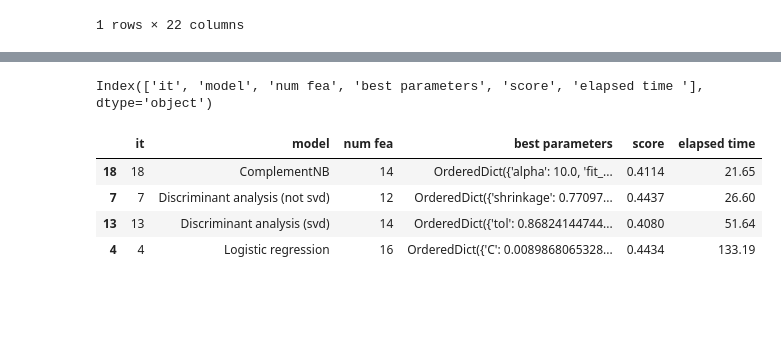
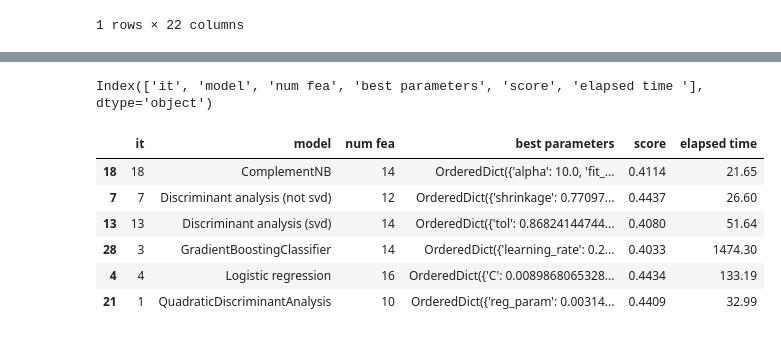
Before and after one commit to Francloz/MLPracticals, a Jupyter notebook: models_probabilistic.ipynb, the cells around one changed output, grey strips where cells are left out. Saved outputs shown, nothing was run; the diff lists cells and outputs as text; code cells hidden in the pictures; blank space fills up the shorter version.

```diff
--- a/models_probabilistic.ipynb
+++ b/models_probabilistic.ipynb
@@ -183,31 +196,43 @@ it;model;num fea;best parameters;score;elapsed time
 2;Logistic regression;12;OrderedDict({'C': 0.0014661424746571484, 'class_weight': 'balanced', 'penalty': 'l2'});0.4420;081.25
 3;Logistic regression;14;OrderedDict({'C': 0.0049931659015543745, 'class_weight': 'balanced', 'penalty': 'l2'});0.4424;097.71
 4;Logistic regression;16;OrderedDict({'C': 0.008986806532830008, 'class_weight': 'balanced', 'penalty': 'l2'});0.4434;133.19
 5;Discriminant analysis (not svd);8;OrderedDict({'shrinkage': 0.7753069475939367, 'solver': 'eigen', 'tol': 1.0});0.4343;038.70
 6;Discriminant analysis (not svd);10;OrderedDict({'shrinkage': 0.7516415380327516, 'solver': 'lsqr', 'tol': 1e-05});0.4365;037.12
 7;Discriminant analysis (not svd);12;OrderedDict({'shrinkage': 0.7709731236105747, 'solver': 'lsqr', 'tol': 1e-05});0.4437;026.60
 8;Discriminant analysis (not svd);14;OrderedDict({'shrinkage': 0.7385508959093038, 'solver': 'lsqr', 'tol': 1e-05});0.4399;033.46
 9;Discriminant analysis (not svd);16;OrderedDict({'shrinkage': 0.7820175034407315, 'solver': 'lsqr', 'tol': 1e-05});0.4283;048.99
 10;Discriminant analysis (svd);8;OrderedDict({'tol': 0.8787898063269084});0.3933;029.79
 11;Discriminant analysis (svd);10;OrderedDict({'tol': 0.8007791561388778});0.3934;044.66
 12;Discriminant analysis (svd);12;OrderedDict({'tol': 0.881514287541885});0.4077;036.27
 13;Discriminant analysis (svd);14;OrderedDict({'tol': 0.8682414474458714});0.4080;051.64
 14;Discriminant analysis (svd);16;OrderedDict({'tol': 0.8804868604416194});0.3986;050.19
 15;ComplementNB;8;OrderedDict({'alpha': 9.83097052187787, 'fit_prior': True, 'force_alpha': False, 'norm': False});0.3544;019.80
 16;ComplementNB;10;OrderedDict({'alpha': 10.0, 'fit_prior': False, 'force_alpha': False, 'norm': False});0.3820;020.02
 17;ComplementNB;12;OrderedDict({'alpha': 9.728726870982992, 'fit_prior': True, 'force_alpha': True, 'norm': True});0.3965;020.74
 18;ComplementNB;14;OrderedDict({'alpha': 10.0, 'fit_prior': True, 'force_alpha': True, 'norm': True});0.4114;021.65
 19;ComplementNB;16;OrderedDict({'alpha': 9.955213218146183, 'fit_prior': True, 'force_alpha': True, 'norm': True});0.4058;020.61
+0;QuadraticDiscriminantAnalysis;8;OrderedDict({'reg_param': 0.0001, 'tol': 1e-05});0.4208;032.06
+1;QuadraticDiscriminantAnalysis;10;OrderedDict({'reg_param': 0.003149940162422831, 'tol': 0.0029025043785303713});0.4409;032.99
+2;QuadraticDiscriminantAnalysis;12;OrderedDict({'reg_param': 0.0001, 'tol': 0.8165426531203231});0.4290;039.92
+3;QuadraticDiscriminantAnalysis;14;OrderedDict({'reg_param': 0.00029860625576866914, 'tol': 0.0848853341071096});0.4284;042.26
+4;QuadraticDiscriminantAnalysis;16;OrderedDict({'reg_param': 0.0001, 'tol': 1.0});0.4330;050.90
+0;GradientBoostingClassifier;8;OrderedDict({'learning_rate': 0.25284262311045247, 'max_depth': 9, 'min_samples_split': 4, 'n_estimators': 193, 'subsample': 0.9320639577324754});0.3970;1788.74
+1;GradientBoostingClassifier;10;OrderedDict({'learning_rate': 0.25284262311045247, 'max_depth': 9, 'min_samples_split': 4, 'n_estimators': 193, 'subsample': 0.9320639577324754});0.3972;1333.72
+2;GradientBoostingClassifier;12;OrderedDict({'learning_rate': 0.25284262311045247, 'max_depth': 9, 'min_samples_split': 4, 'n_estimators': 193, 'subsample': 0.9320639577324754});0.4022;1343.06
+3;GradientBoostingClassifier;14;OrderedDict({'learning_rate': 0.25284262311045247, 'max_depth': 9, 'min_samples_split': 4, 'n_estimators': 193, 'subsample': 0.9320639577324754});0.4033;1474.30
+4;GradientBoostingClassifier;16;OrderedDict({'learning_rate': 0.25284262311045247, 'max_depth': 9, 'min_samples_split': 4, 'n_estimators': 193, 'subsample': 0.9320639577324754});0.4023;1566.56
 """
 
 stats = pd.read_csv(StringIO(output), delimiter=";")
 print(stats.columns)
 best_models = stats.loc[stats.groupby('model')['score'].idxmax()]
 best_models
 # %% [output]
 Index(['it', 'model', 'num fea', 'best parameters', 'score', 'elapsed time '], dtype='object')
 |  | it | model | num fea | best parameters | score | elapsed time |
 | 18 | 18 | ComplementNB | 14 | OrderedDict({'alpha': 10.0, 'fit_... | 0.4114 | 21.65 |
 | 7 | 7 | Discriminant analysis (not svd) | 12 | OrderedDict({'shrinkage': 0.77097... | 0.4437 | 26.60 |
 | 13 | 13 | Discriminant analysis (svd) | 14 | OrderedDict({'tol': 0.86824144744... | 0.4080 | 51.64 |
+| 28 | 3 | GradientBoostingClassifier | 14 | OrderedDict({'learning_rate': 0.2... | 0.4033 | 1474.30 |
 | 4 | 4 | Logistic regression | 16 | OrderedDict({'C': 0.0089868065328... | 0.4434 | 133.19 |
+| 21 | 1 | QuadraticDiscriminantAnalysis | 10 | OrderedDict({'reg_param': 0.00314... | 0.4409 | 32.99 |
```
Also changed, not shown: parts of 10 cells of this notebook, 5 other files.
